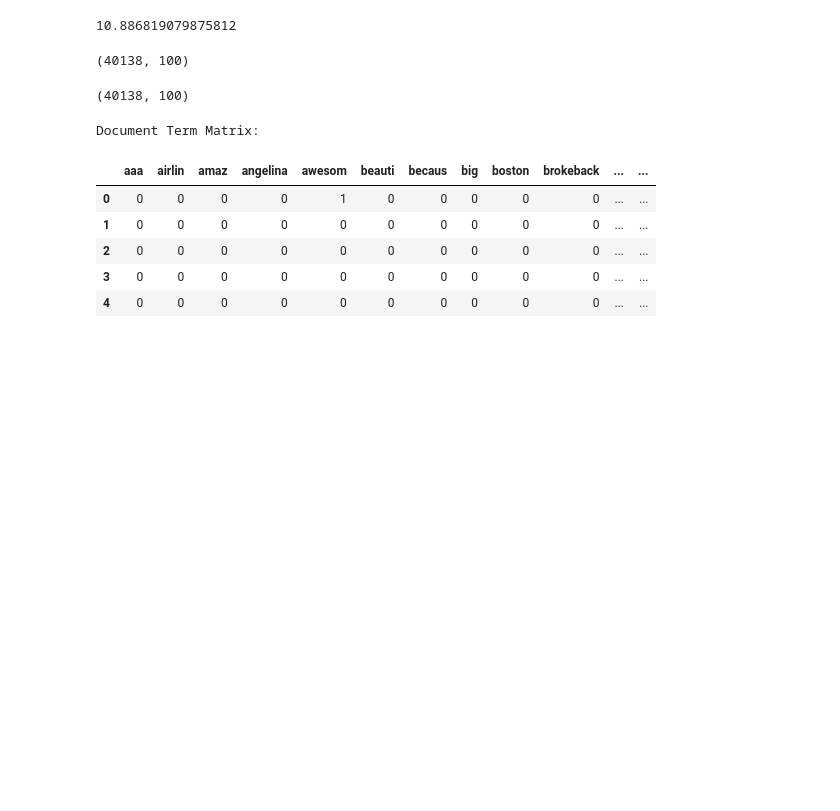
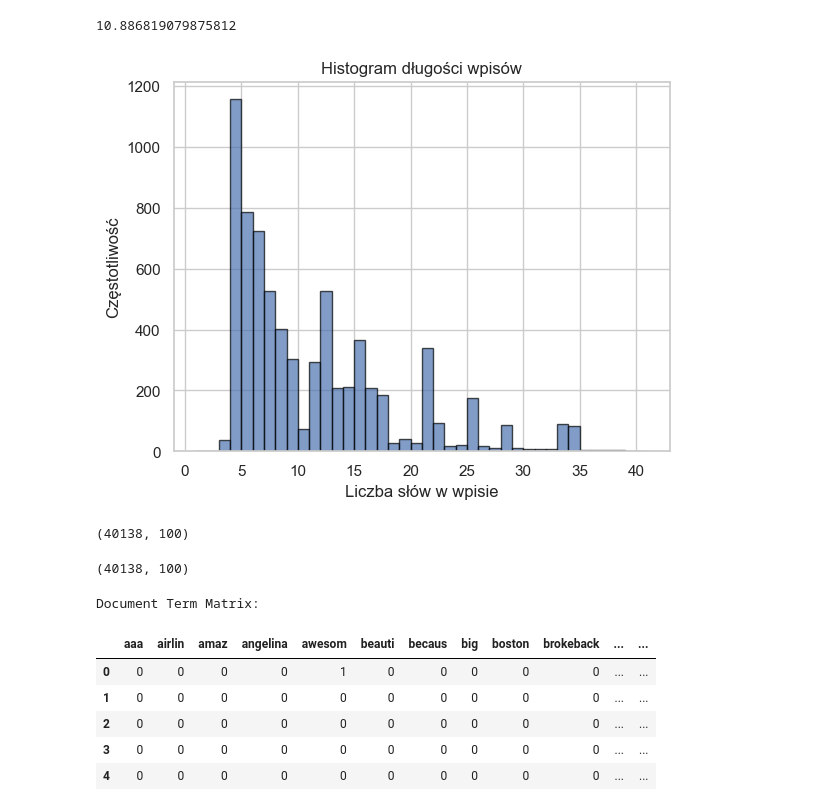
Before and after one commit to agomolka/MAThesisSentimentAnalysis, a Jupyter notebook: Social_Media_Text_Sentiment_Analysis.ipynb, the cells around one changed output. Cells and saved outputs as stored; diff of their text form; code cells hidden in the pictures; blank space fills up the shorter version.

```diff
--- a/Social_Media_Text_Sentiment_Analysis.ipynb
+++ b/Social_Media_Text_Sentiment_Analysis.ipynb
@@ -58,6 +58,19 @@ sns.countplot(y="sentiment", data=train_data_df)
 np.mean([len(s.split(" ")) for s in train_data_df.comment])
 # %% [output]
 10.886819079875812
+# %%
+#Make a frequency list of lengths of tokenized each sentences
+list_freq = [len(regexp_tokenize(s, "\w+")) for s in train_data_df["comment"]]
+
+# Plot a histogram of the line lengths
+#plt.figure(figsize=(8, 6))  # Ustawienie rozmiaru figury
+plt.hist(list_freq, bins=range(1, max(list_freq) + 2), edgecolor='black', alpha=0.7)
+plt.title("Histogram długości wpisów")
+plt.xlabel("Liczba słów w wpisie")
+plt.ylabel("Częstotliwość")
+plt.show()
+# %% [output]
+[figure, added]
 # %%
 #Preprocessing
 # %%
```
Also changed, not shown: parts of 19 cells of this notebook.
